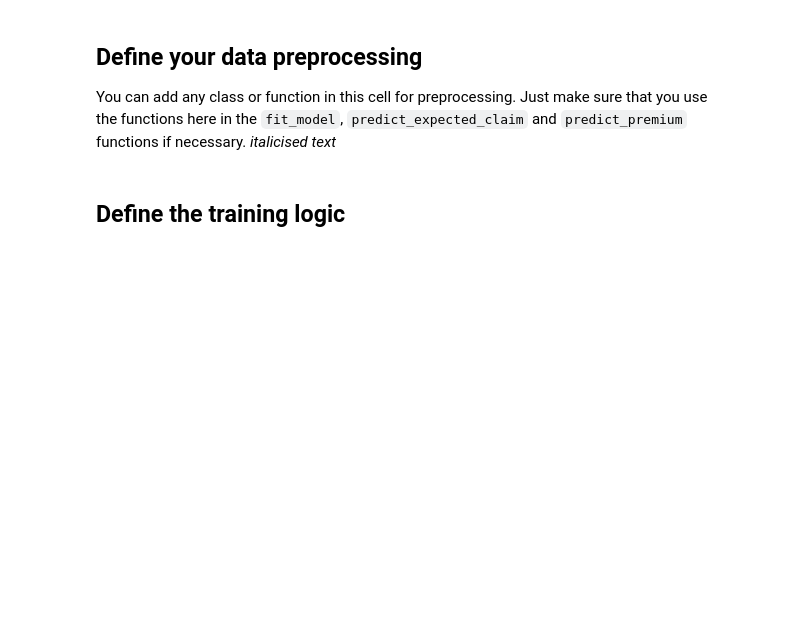
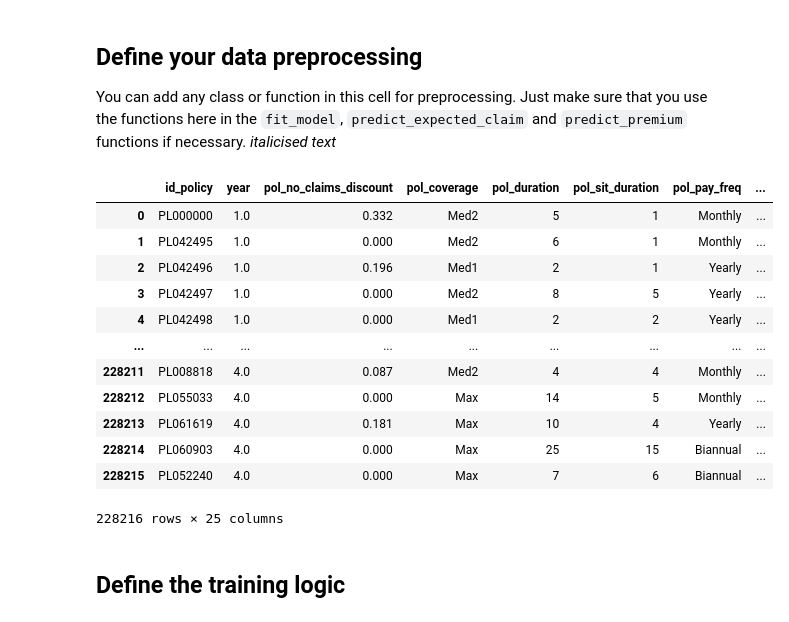
Before and after one commit to saikrithik/aicrowd-insurance-pricing-game, a Jupyter notebook: Submission_notebook_(Python).ipynb, the cells around one changed output. Cells and saved outputs as stored; diff of their text form; code cells hidden in the pictures; blank space fills up the shorter version.

```diff
--- a/Submission_notebook_(Python).ipynb
+++ b/Submission_notebook_(Python).ipynb
@@ -49,11 +47,16 @@ import sklearn
 class Config:
   TRAINING_DATA_PATH = 'training.csv'
   MODEL_OUTPUT_PATH = 'model.pkl'
-  AICROWD_API_KEY = ''  # You can get the key from https://aicrowd.com/participants/me
+  AICROWD_API_KEY = 'a1dde7ec8733613146ca350a8999d4fb'  # You can get the key from https://aicrowd.com/participants/me
+  APT_PACKAGES = [
+    "libgomp1",
+  ]
   ADDITIONAL_PACKAGES = [
     'numpy',  # you can define versions as well, numpy==0.19.2
     'pandas',
     'scikit-learn==' + sklearn.__version__,
+    'lightgbm'
+    'joblib'
   ]
 # %% [markdown]
 # Download dataset files 💾
@@ -117,0 +125,16 @@ You can add any class or function in this cell for preprocessing. Just make sure
+# %%
+X_train
+# %% [output]
+|  | id_policy | year | pol_no_claims_discount | pol_coverage | pol_duration | pol_sit_duration | pol_pay_freq | ... |
+| 0 | PL000000 | 1.0 | 0.332 | Med2 | 5 | 1 | Monthly | ... |
+| 1 | PL042495 | 1.0 | 0.000 | Med2 | 6 | 1 | Monthly | ... |
+| 2 | PL042496 | 1.0 | 0.196 | Med1 | 2 | 1 | Yearly | ... |
+| 3 | PL042497 | 1.0 | 0.000 | Med2 | 8 | 5 | Yearly | ... |
+| 4 | PL042498 | 1.0 | 0.000 | Med1 | 2 | 2 | Yearly | ... |
+| ... | ... | ... | ... | ... | ... | ... | ... | ... |
+| 228211 | PL008818 | 4.0 | 0.087 | Med2 | 4 | 4 | Monthly | ... |
+| 228212 | PL055033 | 4.0 | 0.000 | Max | 14 | 5 | Monthly | ... |
+| 228213 | PL061619 | 4.0 | 0.181 | Max | 10 | 4 | Yearly | ... |
+| 228214 | PL060903 | 4.0 | 0.000 | Max | 25 | 15 | Biannual | ... |
+| 228215 | PL052240 | 4.0 | 0.000 | Max | 7 | 6 | Biannual | ... |
+228216 rows × 25 columns
```
Also changed, not shown: parts of 18 cells of this notebook.
